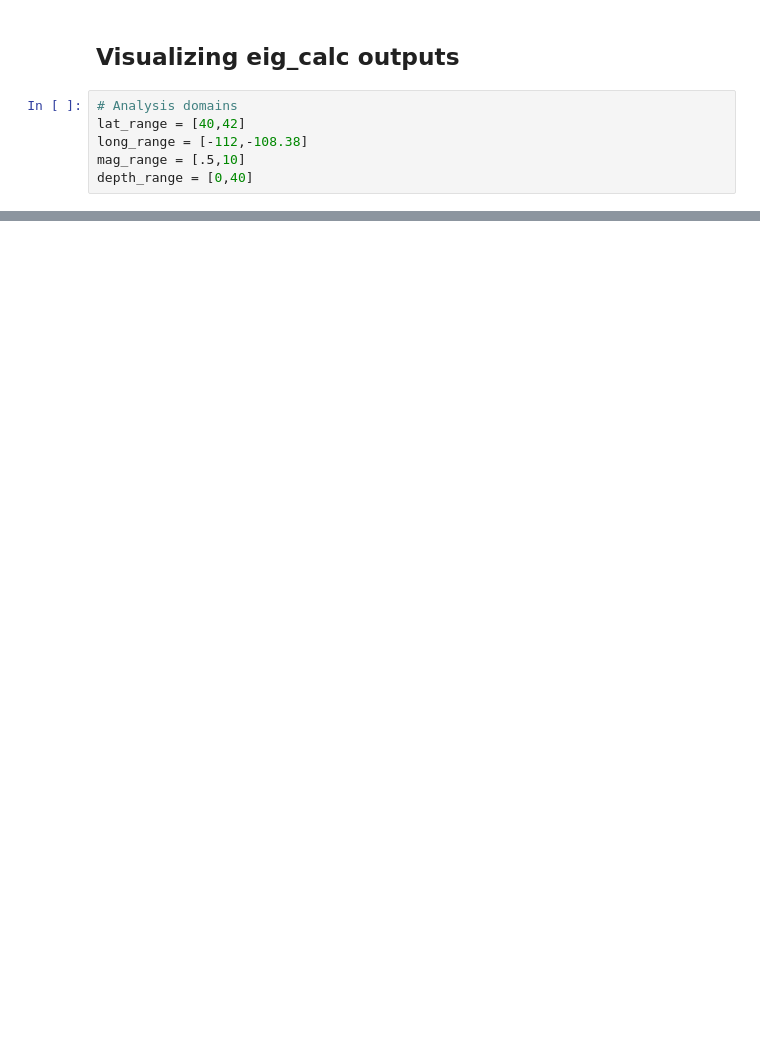
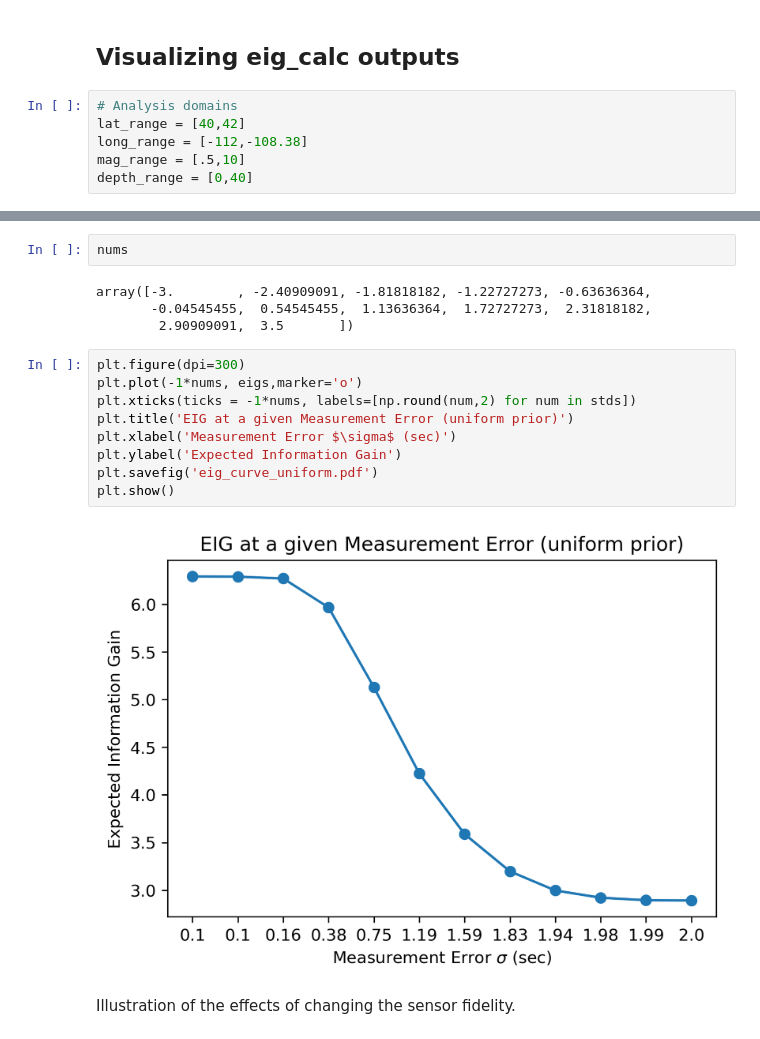
Before and after one commit to sandialabs/seismic_boed, a Jupyter notebook: fidelity_vis.ipynb, the cells around one changed output, grey strips where cells are left out. Drawn from its saved outputs; the diff is of its cells as text; blank space fills up the shorter version.

```diff
--- a/fidelity_vis.ipynb
+++ b/fidelity_vis.ipynb
@@ -211,0 +357,19 @@ for fid in range(-10,11):
+# %%
+nums
+# %% [output]
+array([-3.        , -2.40909091, -1.81818182, -1.22727273, -0.63636364,
+       -0.04545455,  0.54545455,  1.13636364,  1.72727273,  2.31818182,
+        2.90909091,  3.5       ])
+# %%
+plt.figure(dpi=300)
+plt.plot(-1*nums, eigs,marker='o')
+plt.xticks(ticks = -1*nums, labels=[np.round(num,2) for num in stds])
+plt.title('EIG at a given Measurement Error (uniform prior)')
+plt.xlabel('Measurement Error $\sigma$ (sec)')
+plt.ylabel('Expected Information Gain')
+plt.savefig('eig_curve_uniform.pdf')
+plt.show()
+# %% [output]
+[figure, added]
+# %% [markdown]
+Illustration of the effects of changing the sensor fidelity.
```
Also changed, not shown: parts of 29 cells of this notebook, 6 other files.
